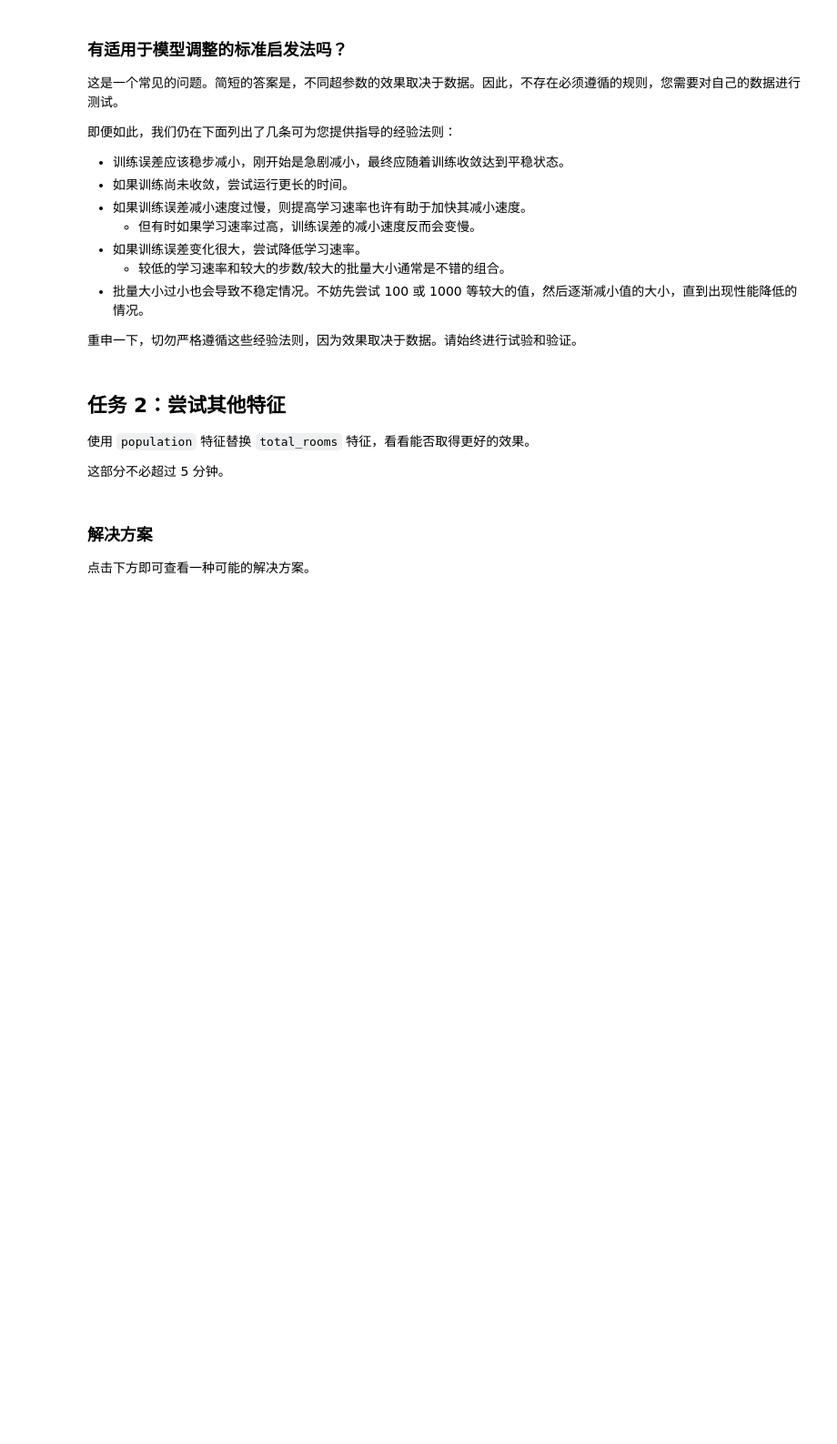
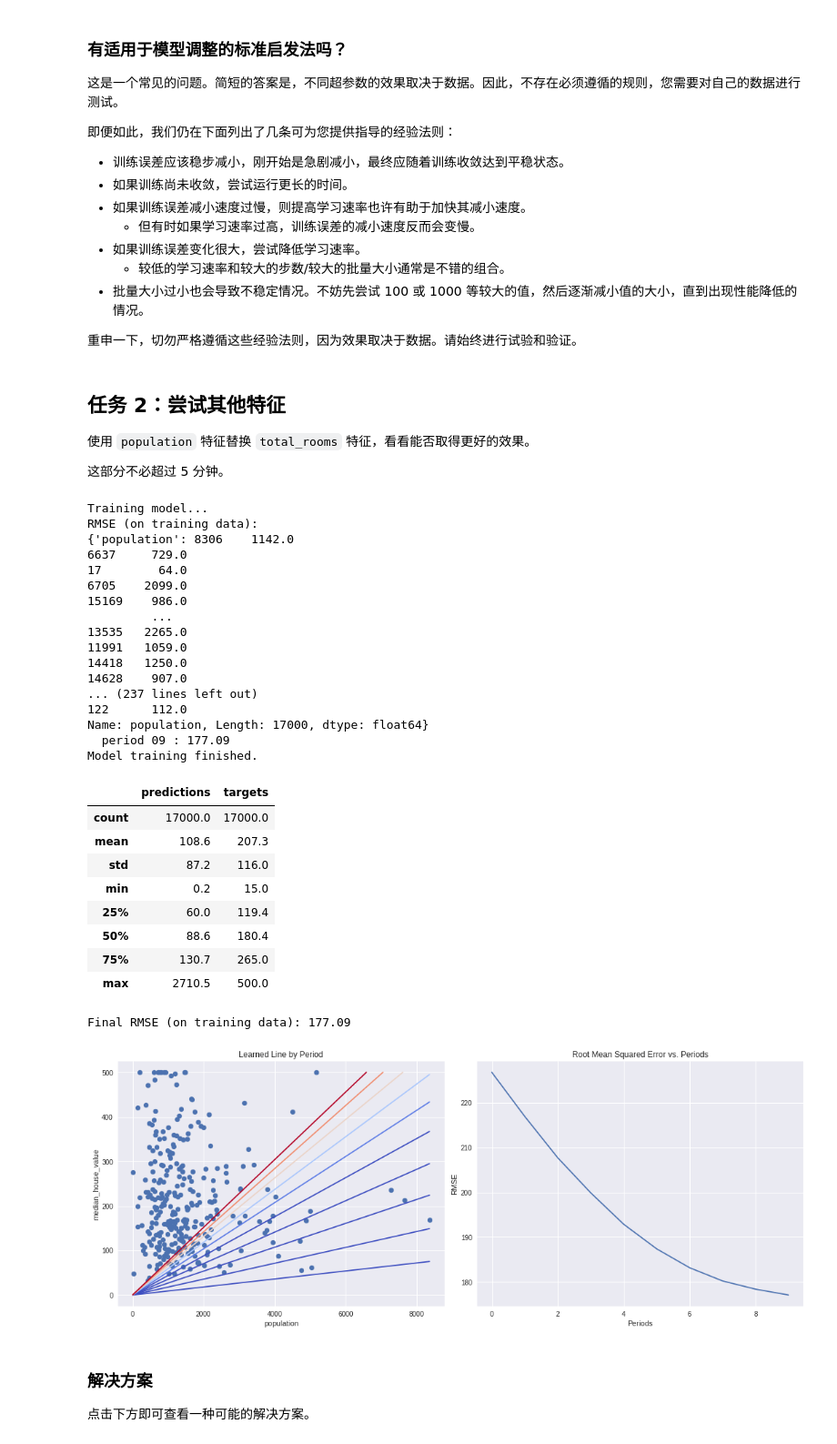
Before and after one commit to Leocodefocus/project, a Jupyter notebook: first_steps_with_tensor_flow.ipynb, the cells around one changed output. Shown at 91% size. Cells and saved outputs as stored; diff of their text form; code cells hidden in the pictures; blank space fills up the shorter version.

```diff
--- a/first_steps_with_tensor_flow.ipynb
+++ b/first_steps_with_tensor_flow.ipynb
@@ -670,3 +764,39 @@ train_model(
+# %%
+# YOUR CODE HERE
+train_model(
+    learning_rate=0.000018,
+    steps=1000,
+    batch_size=5,
+    input_feature="population")
+# %% [output]
+Training model...
+RMSE (on training data):
+{'population': 8306    1142.0
+6637     729.0
+17        64.0
+6705    2099.0
+15169    986.0
+         ...
+13535   2265.0
+11991   1059.0
+14418   1250.0
+14628    907.0
+... (237 lines left out)
+122      112.0
+Name: population, Length: 17000, dtype: float64}
+  period 09 : 177.09
+Model training finished.
+|  | predictions | targets |
+| count | 17000.0 | 17000.0 |
+| mean | 108.6 | 207.3 |
+| std | 87.2 | 116.0 |
+| min | 0.2 | 15.0 |
+| 25% | 60.0 | 119.4 |
+| 50% | 88.6 | 180.4 |
+| 75% | 130.7 | 265.0 |
+| max | 2710.5 | 500.0 |
+Final RMSE (on training data): 177.09
+[figure, added]
 # %% [markdown]
  ### 解决方案
 
```
Also changed, not shown: parts of 17 cells of this notebook.
